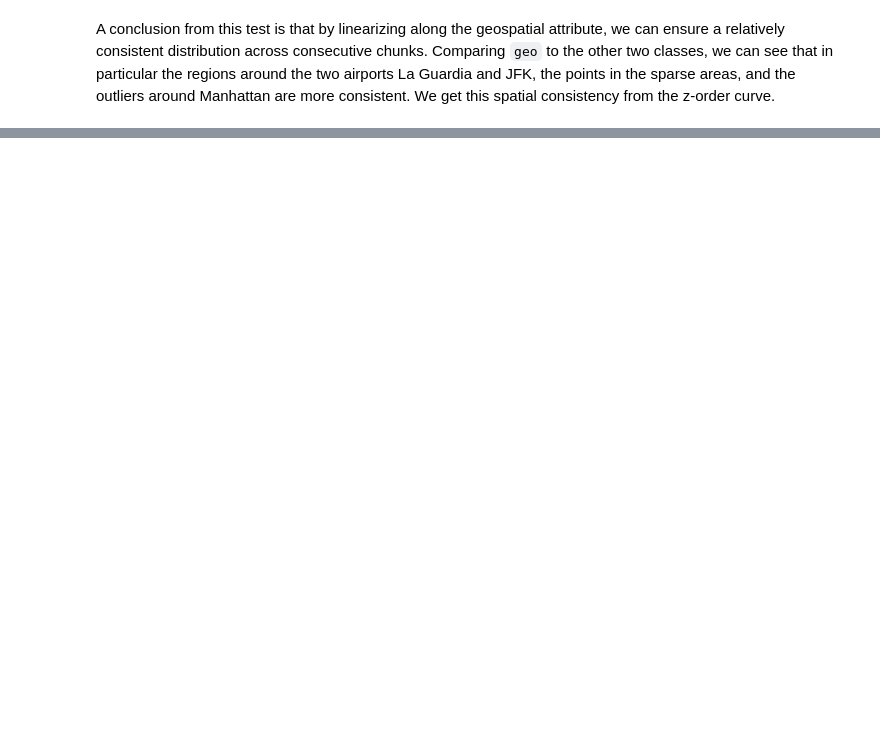
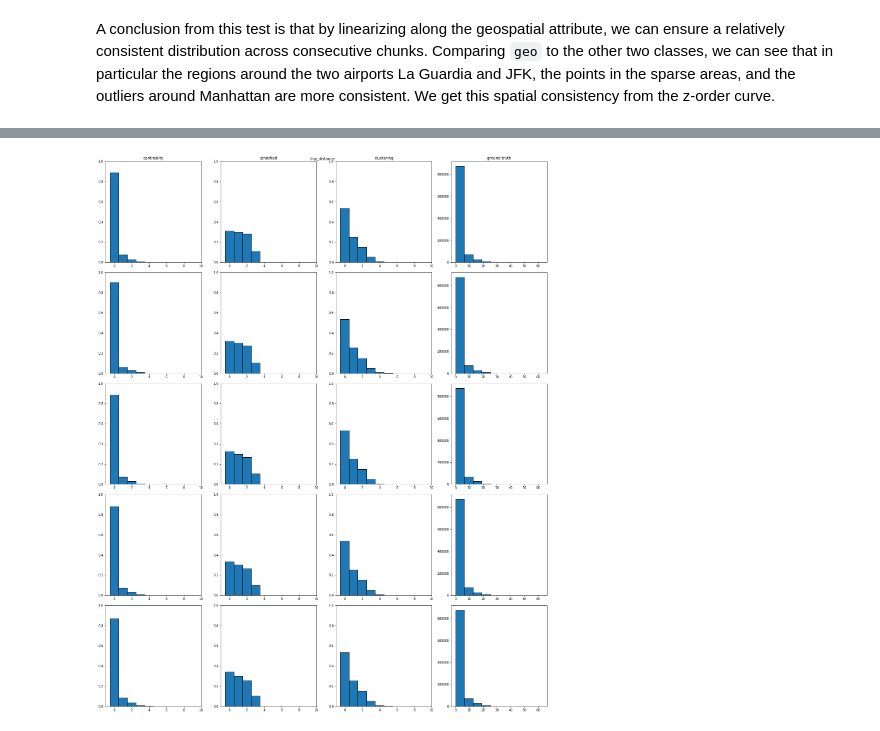
Before and after one commit to vis-au/prosample, a Jupyter notebook: server/pipeline/figures.ipynb, the cells around one changed output, grey strips where cells are left out. Saved outputs shown, nothing was run; the diff lists cells and outputs as text; code cells hidden in the pictures; blank space fills up the shorter version.

Commit message:
expand figures notebook

```diff
--- a/server/pipeline/figures.ipynb
+++ b/server/pipeline/figures.ipynb
@@ -478,0 +522,84 @@ We get this spatial consistency from the z-order curve.
+# %%
+import pandas as pd
+import numpy as np
+import matplotlib.pyplot as plt
+
+
+def scatter(df: pd.DataFrame, range: list[int], ax: plt):
+  return ax.scatter(
+    x=df[df.columns[0]],
+    y=df[df.columns[1]],
+  )
+
+def hist(sample_df: pd.Series, value_range: tuple, n_bins, ax: plt):
+  return ax.hist(
+    sample_df,
+    bins=n_bins,
+    range=value_range,
+    edgecolor='black',
+    linewidth=1
+  )
+
+def delta_hist(delta: pd.Series, ax: plt):
+  return ax.bar(
+    delta.index,
+    delta,
+    width=1,
+    edgecolor='black',
+    linewidth=1,
+  )
+
+
+columns = ["tripID", "VendorID", "tpep_pickup_datetime", "tpep_dropoff_datetime", "passenger_count", "trip_distance", "RatecodeID", "PULocationID", "DOLocationID", "payment_type", "fare_amount", "extra", "mta_tax", "tip_amount", "tolls_amount", "improvement_surcharge", "total_amount", "PURepresentativeX", "PURepresentativeY", "DORepresentativeX", "DORepresentativeY"]
+
+
+def plot_hist(attr: str):
+  fig, ax = plt.subplots(n_chunks, 4, figsize=(20, n_chunks * 5))
+  fig.suptitle(attr)
+
+  n_bins = 10
+  ground_truth_df = pd.DataFrame(pl1.subdivision.linearization, columns=columns)[attr]
+  bins = np.linspace(ground_truth_df.min(), ground_truth_df.max(), n_bins+1)  # because arange does not include max
+
+  value_range = [ground_truth_df.min(), ground_truth_df.max()]
+
+  for i in range(n_chunks):
+    chunk_cardinality = pd.DataFrame(pl1.get_next_chunk(), columns=columns)[attr]
+    chunk_stratified = pd.DataFrame(pl2.get_next_chunk(), columns=columns)[attr]
+    chunk_clustering = pd.DataFrame(pl3.get_next_chunk(), columns=columns)[attr]
+
+    for j, df in enumerate([chunk_cardinality, chunk_stratified, chunk_clustering]):
+      df_bins = np.histogram(df, bins=bins)[0]
+      df_bins = df_bins / df_bins.sum()
+      delta_hist(pd.Series(df_bins), ax[i][j])
+      ax[i][j].set_ylim(0, 1)
+
+
+    hist(ground_truth_df, value_range, n_bins, ax[i][3])
+
+  for ax_, col in zip(ax[0], ["cardinality", "stratified", "clustering", "ground truth"]):
+    ax_.set_title(col)
+
+  plt.tight_layout()
+  plt.show()
+
+n_chunks = 5
+print("distribution per chunk")
+plot_hist("trip_distance")
+
+
+print("size per bin")
+fig, ax = plt.subplots(1, 3, figsize=(20, 5))
+ax[0].bar(
+  x=np.arange(0, len(list(pl1.selection.subdivision.keys()))),
+  height=np.array([len(pl1.selection.subdivision[s]) for s in pl1.selection.subdivision])
+)
+ax[1].bar(
+  x=np.arange(0, len(list(pl2.selection.subdivision.keys()))),
+  height=np.array([len(pl2.selection.subdivision[s]) for s in pl2.selection.subdivision])
+)
+ax[2].bar(
+  x=np.arange(0, len(list(pl3.selection.subdivision.keys()))),
+  height=np.array([len(pl3.selection.subdivision[s]) for s in pl3.selection.subdivision])
+)
+# %% [output]
@@ -478,0 +607 @@ We get this spatial consistency from the z-order curve.
+[figure, added]
```
Also changed, not shown: parts of 21 cells of this notebook, 1 other file.
